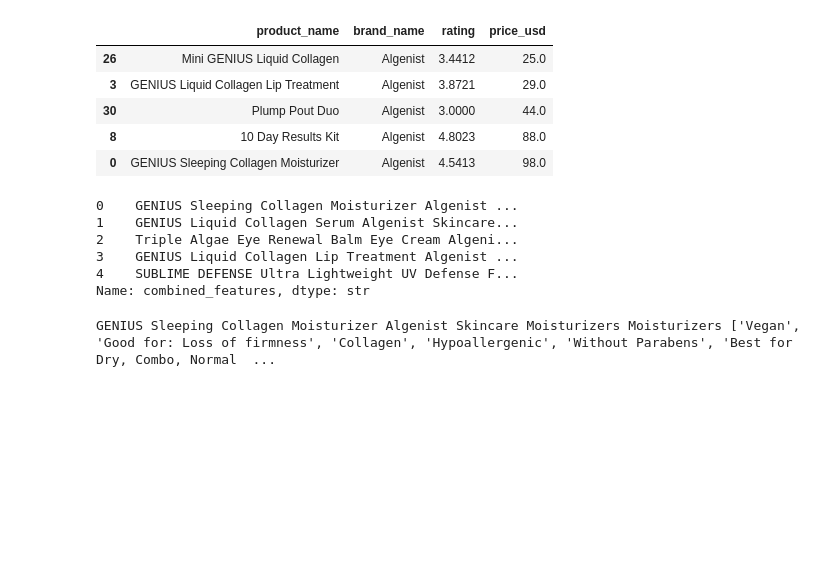
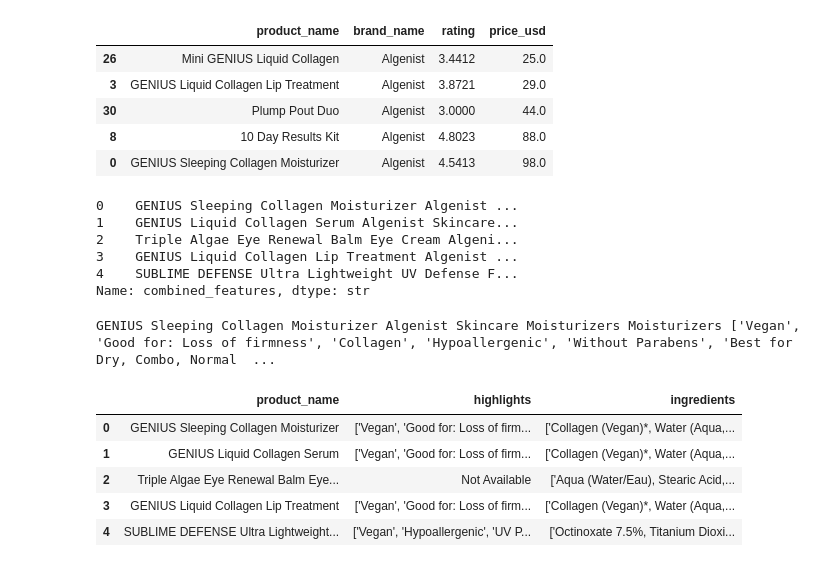
Before and after one commit to springboardmentor443m-coder/AI-Skin-Intelligence-Personalized-Skincare-Planner, a Jupyter notebook: ml/notebooks/eda.ipynb, the cells around one changed output. Drawn from its saved outputs; the diff is of its cells as text; code cells hidden in the pictures; blank space fills up the shorter version.

```diff
--- a/ml/notebooks/eda.ipynb
+++ b/ml/notebooks/eda.ipynb
@@ -411,3 +411,16 @@ Name: combined_features, dtype: str
 print(df["combined_features"].iloc[0])
 # %% [output]
 GENIUS Sleeping Collagen Moisturizer Algenist Skincare Moisturizers Moisturizers ['Vegan', 'Good for: Loss of firmness', 'Collagen', 'Hypoallergenic', 'Without Parabens', 'Best for Dry, Combo, Normal  ...
+# %%
+df[[
+    "product_name",
+    "highlights",
+    "ingredients"
+]].head()
+# %% [output]
+|  | product_name | highlights | ingredients |
+| 0 | GENIUS Sleeping Collagen Moisturizer | ['Vegan', 'Good for: Loss of firm... | ['Collagen (Vegan)*, Water (Aqua,... |
+| 1 | GENIUS Liquid Collagen Serum | ['Vegan', 'Good for: Loss of firm... | ['Collagen (Vegan)*, Water (Aqua,... |
+| 2 | Triple Algae Eye Renewal Balm Eye... | Not Available | ['Aqua (Water/Eau), Stearic Acid,... |
+| 3 | GENIUS Liquid Collagen Lip Treatment | ['Vegan', 'Good for: Loss of firm... | ['Collagen (Vegan)*, Water (Aqua,... |
+| 4 | SUBLIME DEFENSE Ultra Lightweight... | ['Vegan', 'Hypoallergenic', 'UV P... | ['Octinoxate 7.5%, Titanium Dioxi... |
```
Also changed, not shown: parts of 1 cell of this notebook, 2 other files.
